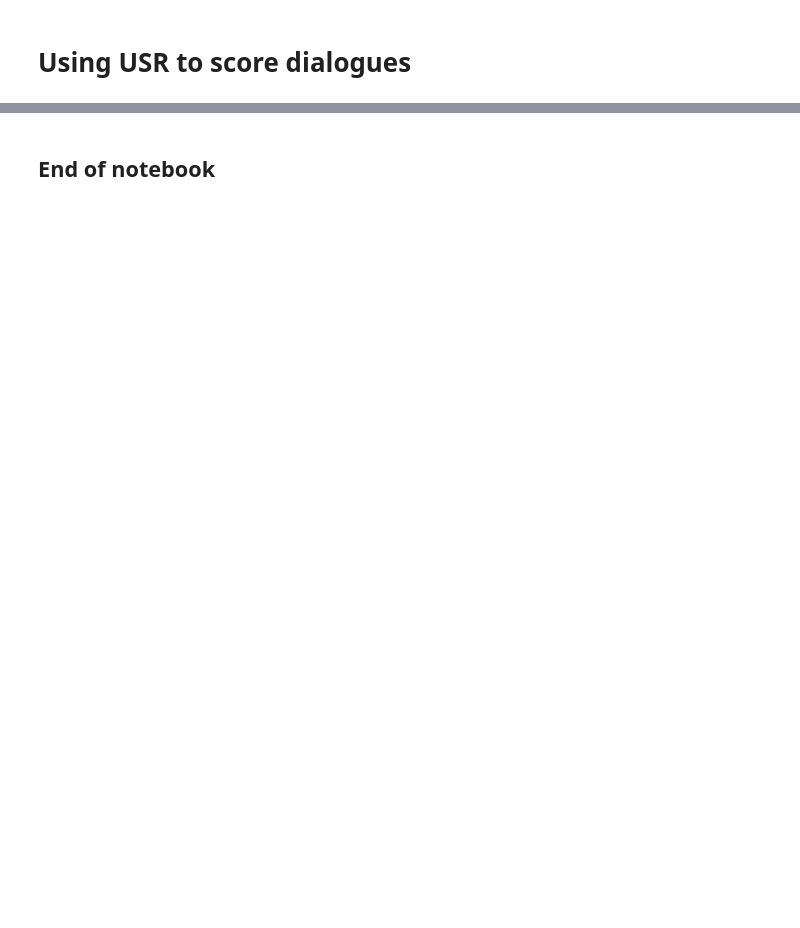
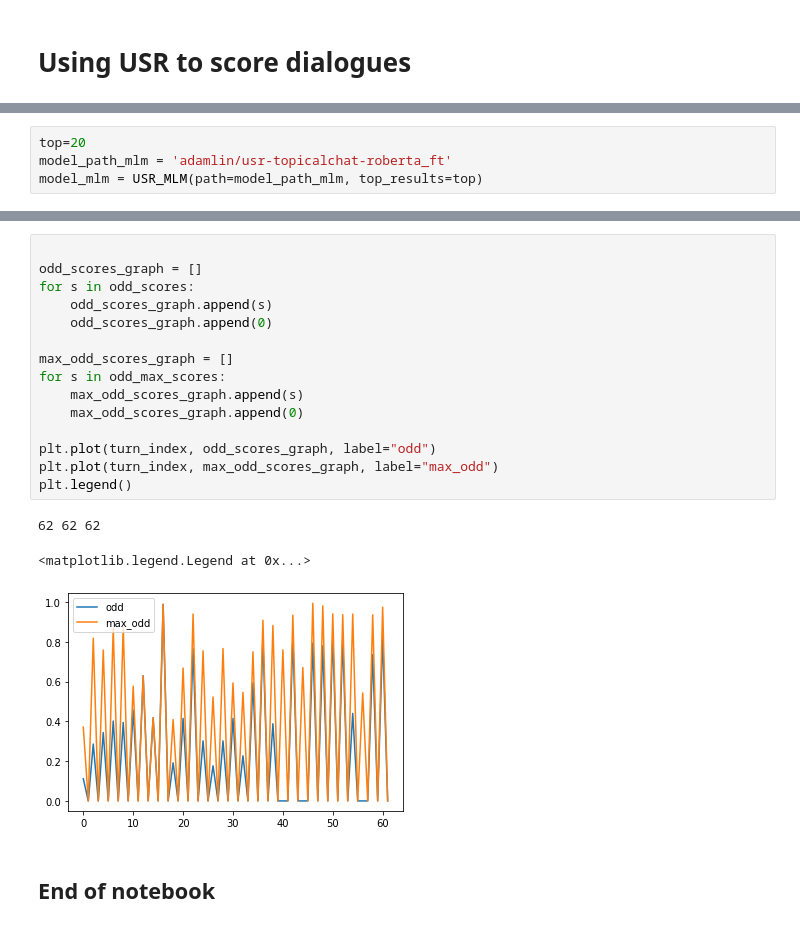
Before and after one commit to leolani/cltl-chatbots, a Jupyter notebook: src/notebooks/using_usr_dialogue_evaluation.ipynb, the cells around one changed output, grey strips where cells are left out. Cells and saved outputs as stored; diff of their text form; blank space fills up the shorter version.

```diff
--- a/src/notebooks/using_usr_dialogue_evaluation.ipynb
+++ b/src/notebooks/using_usr_dialogue_evaluation.ipynb
@@ -184,0 +54,4 @@ Context coherence: LABEL_0 0.37423608579763 LABEL_1 0.6257639068268961
+# %%
+top=20
+model_path_mlm = 'adamlin/usr-topicalchat-roberta_ft'
+model_mlm = USR_MLM(path=model_path_mlm, top_results=top)
@@ -185,2 +162,21 @@ Context coherence: LABEL_0 0.37423608579763 LABEL_1 0.6257639068268961
+# %%
+
+odd_scores_graph = []
+for s in odd_scores:
+    odd_scores_graph.append(s)
+    odd_scores_graph.append(0)
+
+max_odd_scores_graph = []
+for s in odd_max_scores:
+    max_odd_scores_graph.append(s)
+    max_odd_scores_graph.append(0)
+
+plt.plot(turn_index, odd_scores_graph, label="odd")
+plt.plot(turn_index, max_odd_scores_graph, label="max_odd")
+plt.legend()
+# %% [output]
+62 62 62
+<matplotlib.legend.Legend at 0x...>
+[figure, added]
 # %% [markdown]
 ## End of notebook
```
Also changed, not shown: parts of 15 cells of this notebook, 1 other file.
